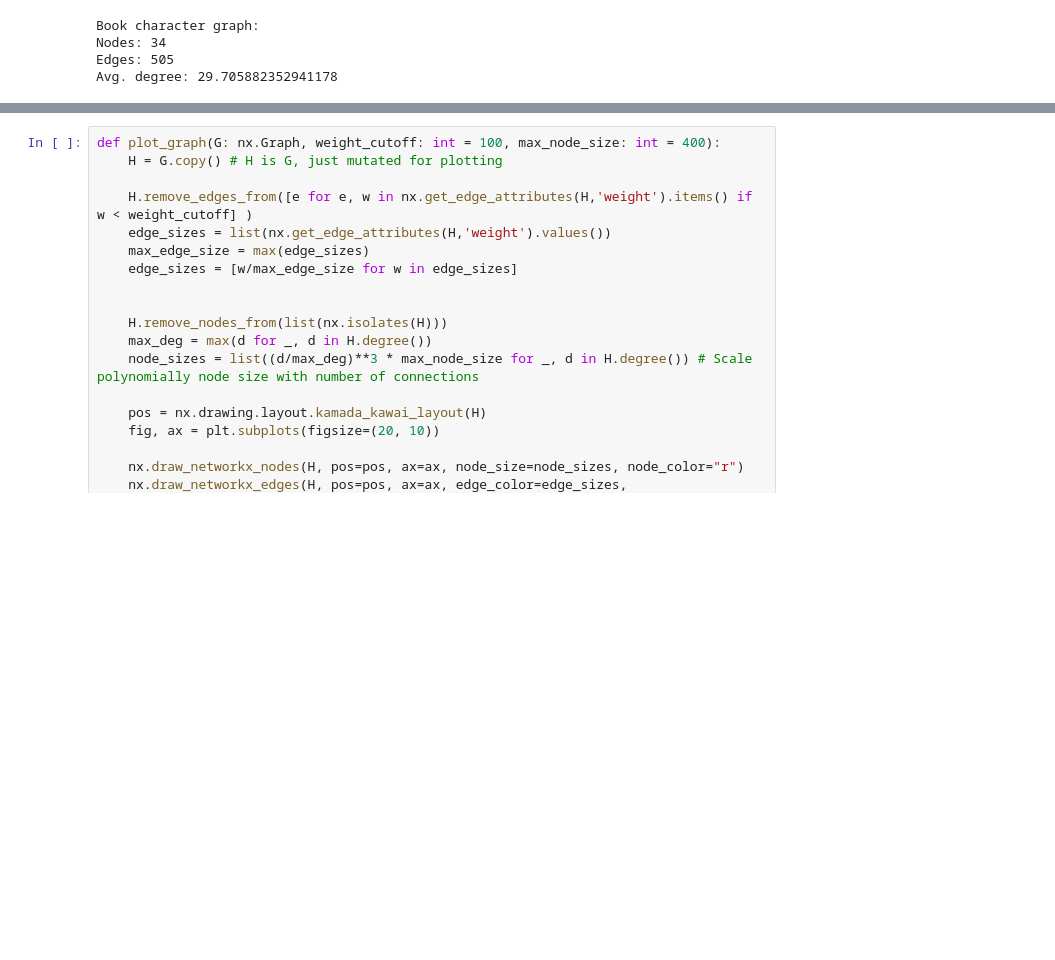
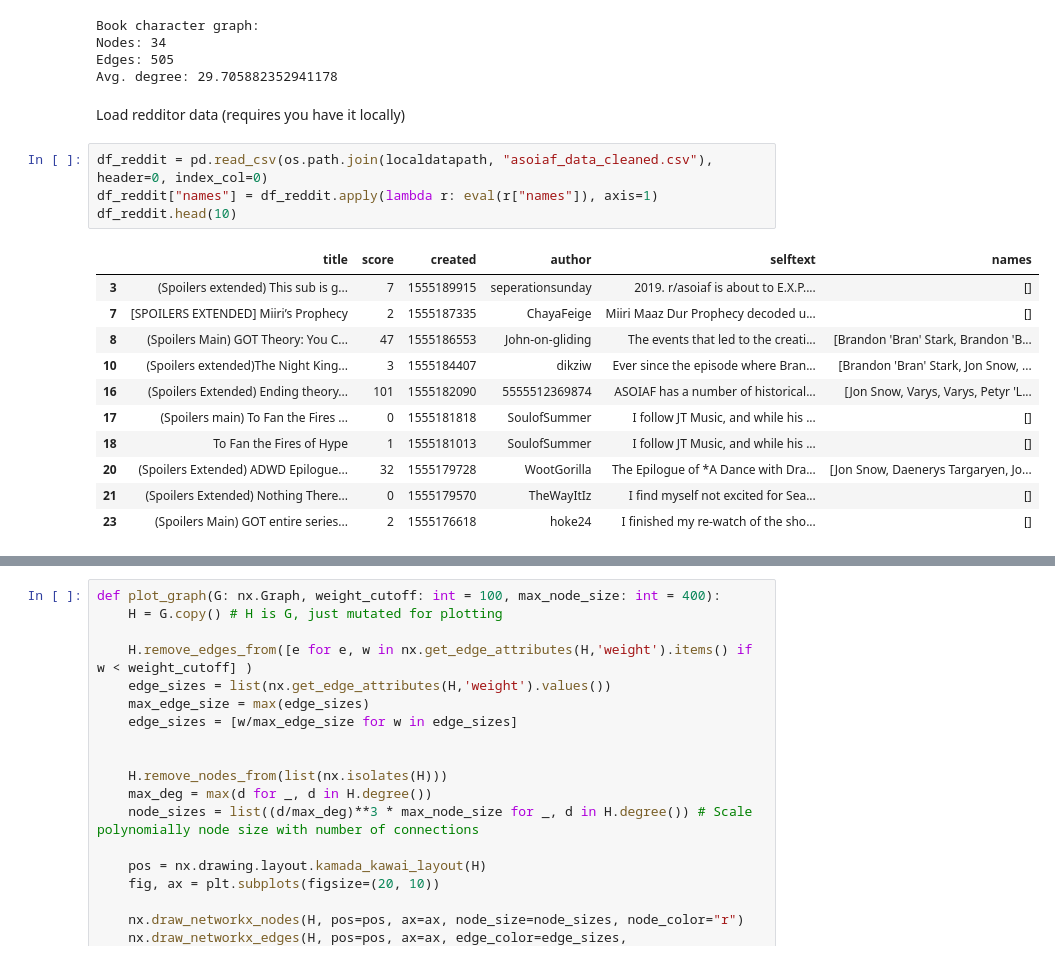
Before and after one commit to sorenmulli/adpocalypse, a Jupyter notebook: src/viz.ipynb, the cells around one changed output, grey strips where cells are left out. Cells and saved outputs as stored; diff of their text form; blank space fills up the shorter version.

```diff
--- a/src/viz.ipynb
+++ b/src/viz.ipynb
@@ -61,3 +61,21 @@ Book character graph:
 Nodes: 34
 Edges: 505
 Avg. degree: 29.705882352941178
+# %% [markdown]
+Load redditor data (requires you have it locally)
+# %%
+df_reddit = pd.read_csv(os.path.join(localdatapath, "asoiaf_data_cleaned.csv"), header=0, index_col=0)
+df_reddit["names"] = df_reddit.apply(lambda r: eval(r["names"]), axis=1)
+df_reddit.head(10)
+# %% [output]
+|  | title | score | created | author | selftext | names |
+| 3 | (Spoilers extended) This sub is g... | 7 | 1555189915 | seperationsunday | 2019. r/asoiaf is about to E.X.P.... | [] |
+| 7 | [SPOILERS EXTENDED] Miiri’s Prophecy | 2 | 1555187335 | ChayaFeige | Miiri Maaz Dur Prophecy decoded u... | [] |
+| 8 | (Spoilers Main) GOT Theory: You C... | 47 | 1555186553 | John-on-gliding | The events that led to the creati... | [Brandon 'Bran' Stark, Brandon 'B... |
+| 10 | (Spoilers extended)The Night King... | 3 | 1555184407 | dikziw | Ever since the episode where Bran... | [Brandon 'Bran' Stark, Jon Snow, ... |
+| 16 | (Spoilers Extended) Ending theory... | 101 | 1555182090 | 5555512369874 | ASOIAF has a number of historical... | [Jon Snow, Varys, Varys, Petyr 'L... |
+| 17 | (Spoilers main) To Fan the Fires ... | 0 | 1555181818 | SoulofSummer | I follow JT Music, and while his ... | [] |
+| 18 | To Fan the Fires of Hype | 1 | 1555181013 | SoulofSummer | I follow JT Music, and while his ... | [] |
+| 20 | (Spoilers Extended) ADWD Epilogue... | 32 | 1555179728 | WootGorilla | The Epilogue of *A Dance with Dra... | [Jon Snow, Daenerys Targaryen, Jo... |
+| 21 | (Spoilers Extended) Nothing There... | 0 | 1555179570 | TheWayItIz | I find myself not excited for Sea... | [] |
+| 23 | (Spoilers Main) GOT entire series... | 2 | 1555176618 | hoke24 | I finished my re-watch of the sho... | [] |
```
Also changed, not shown: parts of 4 cells of this notebook.
